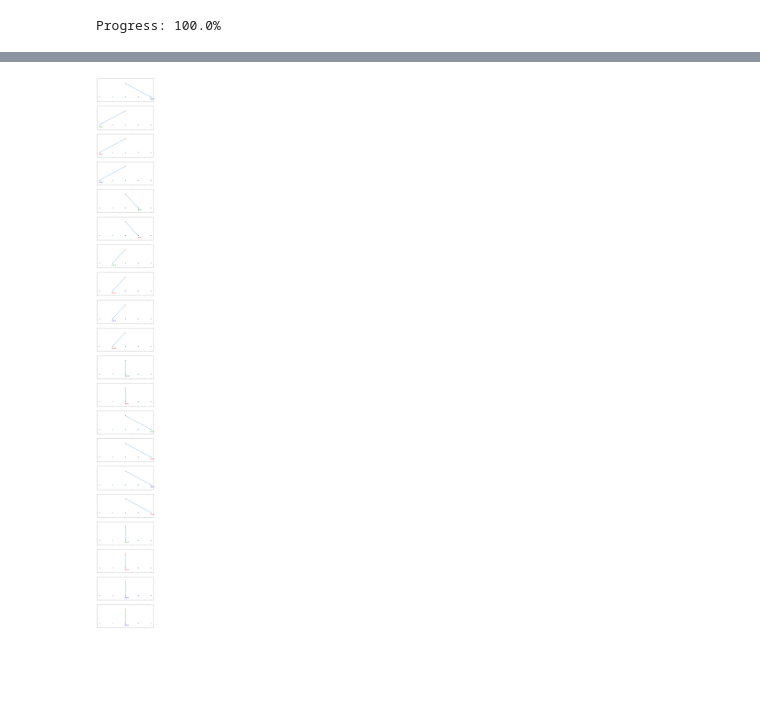
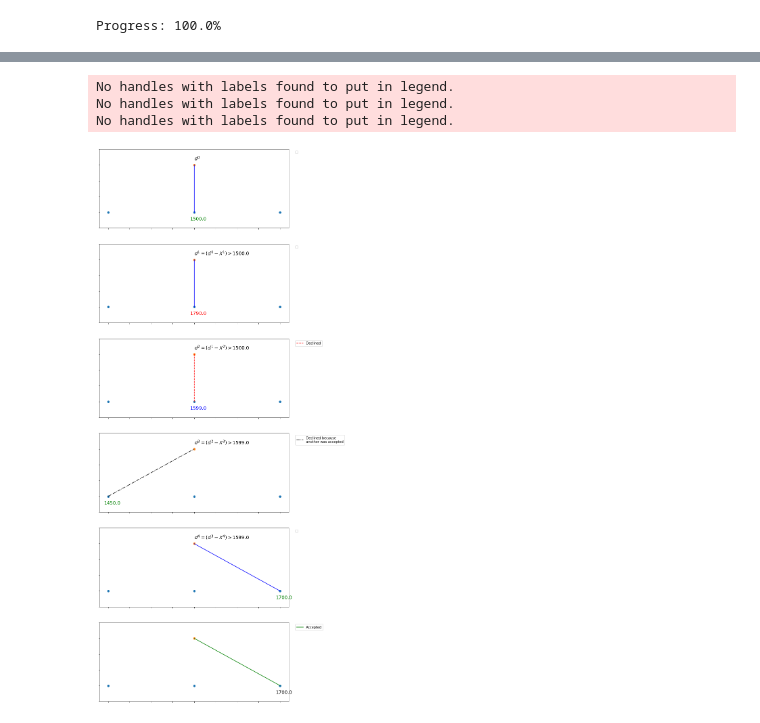
Before and after one commit to zommi/ebay_matching_market_analysis, a Jupyter notebook: main.ipynb, the cells around one changed output, grey strips where cells are left out. Drawn from its saved outputs; the diff is of its cells as text; code cells hidden in the pictures; blank space fills up the shorter version.

```diff
--- a/main.ipynb
+++ b/main.ipynb
@@ -81,9 +87,11 @@ v_create_games = np.vectorize(create_games, excluded=['df', 'output'])
 # %%
-NUM_GAMES = 1
-games = np.empty((15,NUM_GAMES), dtype=list)
-for j in range(5,20):
-    sys.stdout.write("\rProgress: " + str((j-5) * 100 / 14) + "%")
+FIRST = 5
+LAST = 20
+NUM_GAMES = 100
+games = np.empty((LAST - FIRST,NUM_GAMES), dtype=list)
+for j in range(FIRST,LAST):
+    sys.stdout.write("\rProgress: " + str(round((j-FIRST) * 100 / (LAST - FIRST - 1),2)) + "%")
     multiplicity_spliced = np.array(multiplicity[multiplicity == j][:NUM_GAMES].index)
-    v_create_games(index=multiplicity_spliced, cur=range(NUM_GAMES), df=reduced_data, output=games[j-5])
+    v_create_games(index=multiplicity_spliced, cur=range(NUM_GAMES), df=grouped_data, output=games[j-FIRST])
 # %% [output]
 Progress: 100.0%
@@ -90,33 +107,68 @@ Progress: 100.0%
 # %%
-test_game = games[14][0]
+test_game = games[0][1]
 
 offers = test_game.get_offers().replace(to_replace=test_game.id_map)
 
-fig, axes = plt.subplots(nrows=len(offers) + 1, ncols=1, figsize=(10,(len(offers) + 1) * 5))
+n_rows = len(offers) + 1 if test_game.sold() else len(offers)
+
+fig, axes = plt.subplots(nrows=n_rows, ncols=1, figsize=(10,n_rows * 5))
+d_seller = 0
+#g initial offer, b buyer counteroffer, r seller counteroffer
 colors = ['g','b','r']
+i = 0
+d_seller_label = '$d^0$'
 for offer, ax in zip(offers.iterrows(), axes):
     ax.set_xticklabels([])
     ax.set_yticklabels([])
     #ax.axis('off')
+    color_line = 'b'
+    line_type = '-'
+    label = ""
+    if offer[1]['status_id'] == 6:
+        color_line = 'r'
+        label = "Auto declined"
+    if offer[1]['status_id'] == 2:
+        color_line = 'r'
+        line_type = '--'
+        label = "Declined"
+    if (offer[1]['status_id'] == 0):
+        color_line = 'black'
+        label = "Offer expired"
+    elif (offer[1]['status_id'] == 8):
+        color_line = 'black'
+        line_type = '-.'
+        label = "Declined because \nanother was accepted"
+    ax.plot([offer[1]['anon_byr_id'], test_game.get_seller_normalized()],[1, 4], line_type, color=color_line, label=label)
     ax.scatter(test_game.get_buyers_normalized(), [1] * test_game.get_n_buyers())
     ax.scatter(test_game.get_seller_normalized(), [4])
-    ax.plot([offer[1]['anon_byr_id'], test_game.get_seller_normalized()],[1, 4])
+    #auto declined or countered
+    if (offer[1]['offr_price'] > d_seller) & ((offer[1]['status_id'] == 6) | (offer[1]['status_id'] == 2) | ((offer[1]['status_id'] == 7) & (offer[1]['offr_type_id'] != 2))):
+        d_seller = offer[1]['offr_price']
     ax.text(offer[1]['anon_byr_id']-0.05, 0.5, str(offer[1]['offr_price']), fontsize=14, color=colors[offer[1]['offr_type_id']])
+    ax.text(test_game.get_seller_normalized(), 4.3, d_seller_label, fontsize=14)
     ax.set_ylim([0, 5])
+    i = i + 1
+    d_seller_label = '$d^{{{}}} = (d^{{{}}} - X^{{{}}})> {}$'.format(i,i-1,i, d_seller if d_seller != 0 else '?')
+    ax.legend(bbox_to_anchor=(1.025, 1), loc='upper left')
 
-axes[-1].set_xticklabels([])
-axes[-1].set_yticklabels([])
-axes[-1].scatter(test_game.get_buyers_normalized(), [1] * test_game.get_n_buyers())
-axes[-1].scatter(test_game.get_seller_normalized(), [4])
-axes[-1].plot([test_game.get_winner(), test_game.get_seller_normalized()],[1, 4], 'g')
-axes[-1].text(test_game.get_winner()-0.05, 0.5, str(offer[1]['offr_price']), fontsize=14, color=colors[offer[1]['offr_type_id']])
-axes[-1].set_ylim([0, 5])
+if test_game.sold():
+    axes[-1].set_xticklabels([])
+    axes[-1].set_yticklabels([])
+    axes[-1].scatter(test_game.get_buyers_normalized(), [1] * test_game.get_n_buyers())
+    axes[-1].scatter(test_game.get_seller_normalized(), [4])
+    axes[-1].plot([test_game.get_winner(), test_game.get_seller_normalized()],[1, 4], 'g', label = "Accepted")
+    axes[-1].text(test_game.get_winner()-0.05, 0.5, str(test_game.get_winner_offer()), fontsize=14, color='black')
+    axes[-1].set_ylim([0, 5])
+    axes[-1].legend(bbox_to_anchor=(1.025, 1), loc='upper left')
 
 #ax.set_xlabel(r'$\Delta_i$', fontsize=15)
 #ax.set_ylabel(r'$\Delta_{i+1}$', fontsize=15)
 #ax.set_title('Volume and percent change')
 
 ax.grid(False)
 #fig.tight_layout()
 # %% [output]
+No handles with labels found to put in legend.
+No handles with labels found to put in legend.
+No handles with labels found to put in legend.
-[figure, old version]
+[figure, new version]
```
Also changed, not shown: parts of 6 cells of this notebook.
